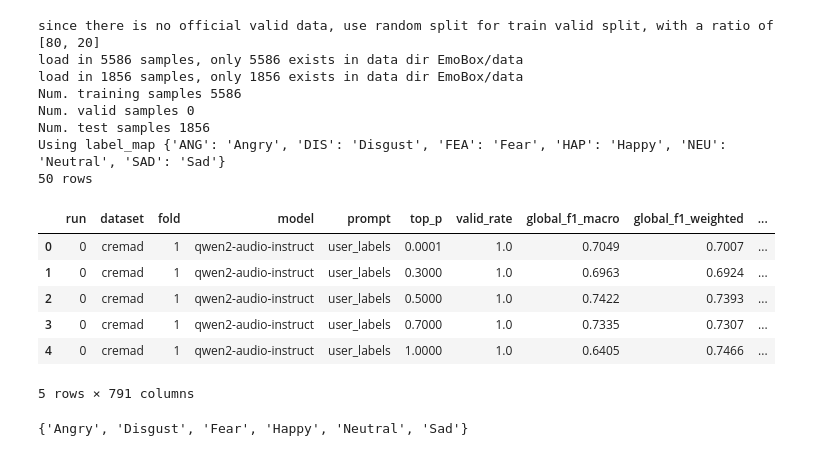
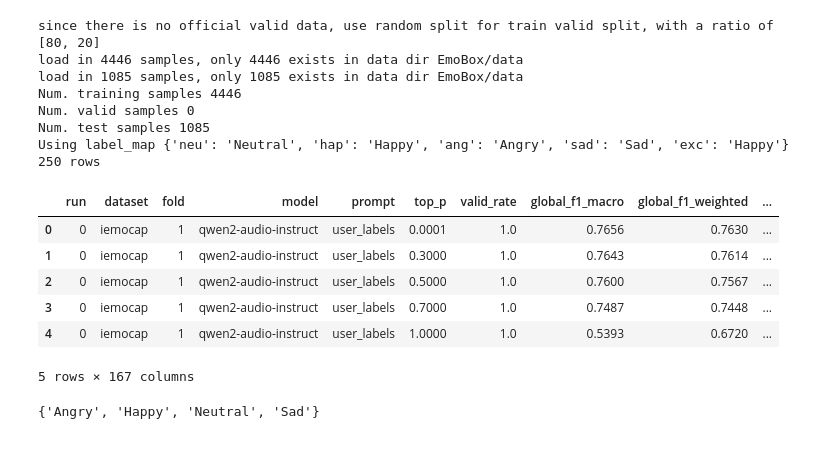
Before and after one commit to links-ads/FairALM-Emotion-Recognition, a Jupyter notebook: notebooks/plot-line-topp-temp.ipynb, the cells around one changed output. Saved outputs shown, nothing was run; the diff lists cells and outputs as text; code cells hidden in the pictures.

```diff
--- a/notebooks/plot-line-topp-temp.ipynb
+++ b/notebooks/plot-line-topp-temp.ipynb
@@ -19,51 +18,51 @@ from EmoBox.EmoBox import EmoDataset
 hparam = 'top_p' # or 'top_p'
 assert hparam in ['temperature', 'top_p'], "hparam must be either 'temperature' or 'top_p'"
 
-dataset = 'cremad'
+dataset = 'iemocap'
 fold = None # Set to an integer fold number if needed, else None to aggregate all folds
 sensitive_attr = 'gender' # gender, age, ethnicity, race
 model = 'qwen2-audio-instruct'
 
 metadata_dir = Path('EmoBox/data/')
 dataset_path = metadata_dir / dataset
 n_folds = len([d for d in dataset_path.iterdir() if d.is_dir() and d.name.startswith("fold_")])
 out_dir = Path('outputs') / "temperature_runs" if hparam == 'temperature' else Path('outputs') / "topp_runs"
 
 test = EmoDataset(dataset, './', metadata_dir, fold=1, split="test")
 emotions = set(test.label_map.values())
 
 if fold is None:
     dfs = []
     for f in range(1, n_folds + 1):
         results_csv = out_dir / model / dataset / f'fold_{f}.csv'
         df_fold = pd.read_csv(results_csv)
         dfs.append(df_fold)
     df = pd.concat(dfs, ignore_index=True)
 else:
     results_csv = out_dir / model / dataset / f'fold_{fold}.csv'
     df = pd.read_csv(results_csv)
 
 print(len(df), "rows")
 df.head(5)
 # %% [output]
 since there is no official valid data, use random split for train valid split, with a ratio of [80, 20]
-load in 5586 samples, only 5586 exists in data dir EmoBox/data
-load in 1856 samples, only 1856 exists in data dir EmoBox/data
-Num. training samples 5586
+load in 4446 samples, only 4446 exists in data dir EmoBox/data
+load in 1085 samples, only 1085 exists in data dir EmoBox/data
+Num. training samples 4446
 Num. valid samples 0
-Num. test samples 1856
-Using label_map {'ANG': 'Angry', 'DIS': 'Disgust', 'FEA': 'Fear', 'HAP': 'Happy', 'NEU': 'Neutral', 'SAD': 'Sad'}
-50 rows
+Num. test samples 1085
+Using label_map {'neu': 'Neutral', 'hap': 'Happy', 'ang': 'Angry', 'sad': 'Sad', 'exc': 'Happy'}
+250 rows
 |  | run | dataset | fold | model | prompt | top_p | valid_rate | global_f1_macro | global_f1_weighted | ... |
-| 0 | 0 | cremad | 1 | qwen2-audio-instruct | user_labels | 0.0001 | 1.0 | 0.7049 | 0.7007 | ... |
-| 1 | 0 | cremad | 1 | qwen2-audio-instruct | user_labels | 0.3000 | 1.0 | 0.6963 | 0.6924 | ... |
-| 2 | 0 | cremad | 1 | qwen2-audio-instruct | user_labels | 0.5000 | 1.0 | 0.7422 | 0.7393 | ... |
-| 3 | 0 | cremad | 1 | qwen2-audio-instruct | user_labels | 0.7000 | 1.0 | 0.7335 | 0.7307 | ... |
-| 4 | 0 | cremad | 1 | qwen2-audio-instruct | user_labels | 1.0000 | 1.0 | 0.6405 | 0.7466 | ... |
+| 0 | 0 | iemocap | 1 | qwen2-audio-instruct | user_labels | 0.0001 | 1.0 | 0.7656 | 0.7630 | ... |
+| 1 | 0 | iemocap | 1 | qwen2-audio-instruct | user_labels | 0.3000 | 1.0 | 0.7643 | 0.7614 | ... |
+| 2 | 0 | iemocap | 1 | qwen2-audio-instruct | user_labels | 0.5000 | 1.0 | 0.7600 | 0.7567 | ... |
+| 3 | 0 | iemocap | 1 | qwen2-audio-instruct | user_labels | 0.7000 | 1.0 | 0.7487 | 0.7448 | ... |
+| 4 | 0 | iemocap | 1 | qwen2-audio-instruct | user_labels | 1.0000 | 1.0 | 0.5393 | 0.6720 | ... |
-5 rows × 791 columns
+5 rows × 167 columns
 # %%
 emotions
 # %% [output]
-{'Angry', 'Disgust', 'Fear', 'Happy', 'Neutral', 'Sad'}
+{'Angry', 'Happy', 'Neutral', 'Sad'}
 # %%
 run = None
```
Also changed, not shown: parts of 4 cells of this notebook, 6 other files.
